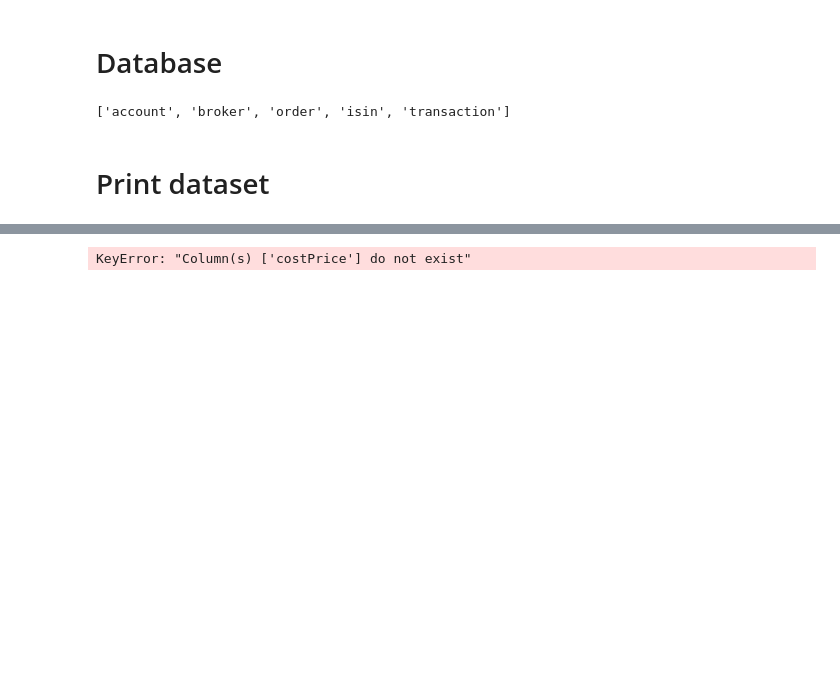
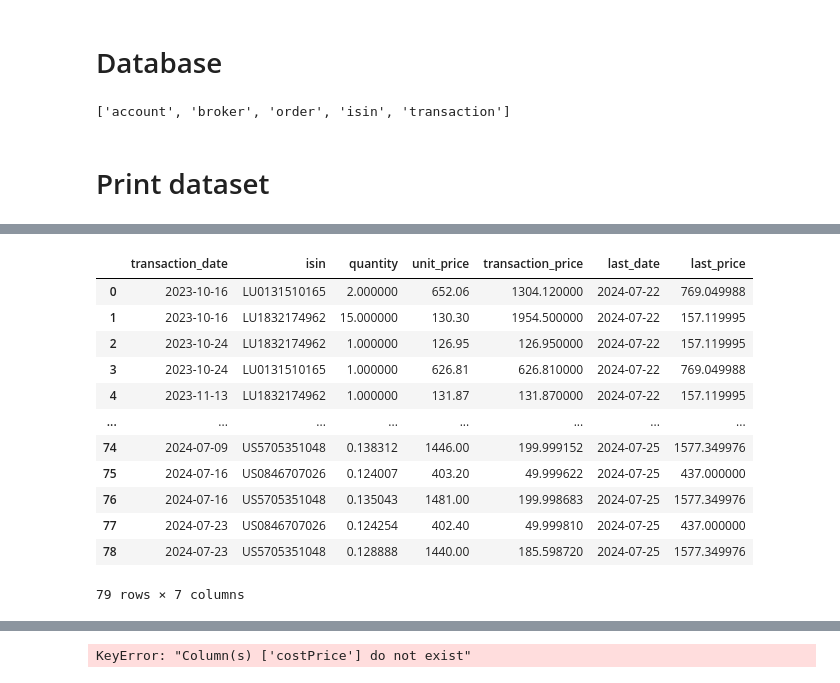
Before and after one commit to ahmedaao/dashboard-listing-securities, a Jupyter notebook: notebooks/1.0-initial-data-exploration.ipynb, the cells around one changed output, grey strips where cells are left out. Drawn from its saved outputs; the diff is of its cells as text; code cells hidden in the pictures; blank space fills up the shorter version.

```diff
--- a/notebooks/1.0-initial-data-exploration.ipynb
+++ b/notebooks/1.0-initial-data-exploration.ipynb
@@ -75,0 +57,3 @@ pd.DataFrame(a)
+# %%
+z = transform.add_cost_price(dict_transactions)
+pd.DataFrame(z)
@@ -75,0 +68,36 @@ pd.DataFrame(a)
+# %%
+# Compute cumulative return for unique isin
+
+# Add last price for ISIN stocks
+dict_filter_1 = transform.keep_attribute(
+    dict_transactions,
+    ['isin']
+)
+dict_filter_1 = transform.remove_duplicate(dict_filter_1)
+dict_filter_1 = transform.add_last_price(dict_filter_1)
+df_1 = pd.DataFrame(dict_filter_1)
+
+# Keep only useful attributes
+dict_filter_2 = transform.keep_attribute(
+    dict_transactions,
+    ['transaction_date', 'isin', 'quantity', 'unit_price', 'transaction_price']
+)
+df_2 = pd.DataFrame(dict_filter_2)
+
+# Merge DataFrames
+df = pd.merge(df_2, df_1, on='isin', how='inner')
+df
+# %% [output]
+|  | transaction_date | isin | quantity | unit_price | transaction_price | last_date | last_price |
+| 0 | 2023-10-16 | LU0131510165 | 2.000000 | 652.06 | 1304.120000 | 2024-07-22 | 769.049988 |
+| 1 | 2023-10-16 | LU1832174962 | 15.000000 | 130.30 | 1954.500000 | 2024-07-22 | 157.119995 |
+| 2 | 2023-10-24 | LU1832174962 | 1.000000 | 126.95 | 126.950000 | 2024-07-22 | 157.119995 |
+| 3 | 2023-10-24 | LU0131510165 | 1.000000 | 626.81 | 626.810000 | 2024-07-22 | 769.049988 |
+| 4 | 2023-11-13 | LU1832174962 | 1.000000 | 131.87 | 131.870000 | 2024-07-22 | 157.119995 |
+| ... | ... | ... | ... | ... | ... | ... | ... |
+| 74 | 2024-07-09 | US5705351048 | 0.138312 | 1446.00 | 199.999152 | 2024-07-25 | 1577.349976 |
+| 75 | 2024-07-16 | US0846707026 | 0.124007 | 403.20 | 49.999622 | 2024-07-25 | 437.000000 |
+| 76 | 2024-07-16 | US5705351048 | 0.135043 | 1481.00 | 199.998683 | 2024-07-25 | 1577.349976 |
+| 77 | 2024-07-23 | US0846707026 | 0.124254 | 402.40 | 49.999810 | 2024-07-25 | 437.000000 |
+| 78 | 2024-07-23 | US5705351048 | 0.128888 | 1440.00 | 185.598720 | 2024-07-25 | 1577.349976 |
+79 rows × 7 columns
```
Also changed, not shown: parts of 8 cells of this notebook, 8 other files.
